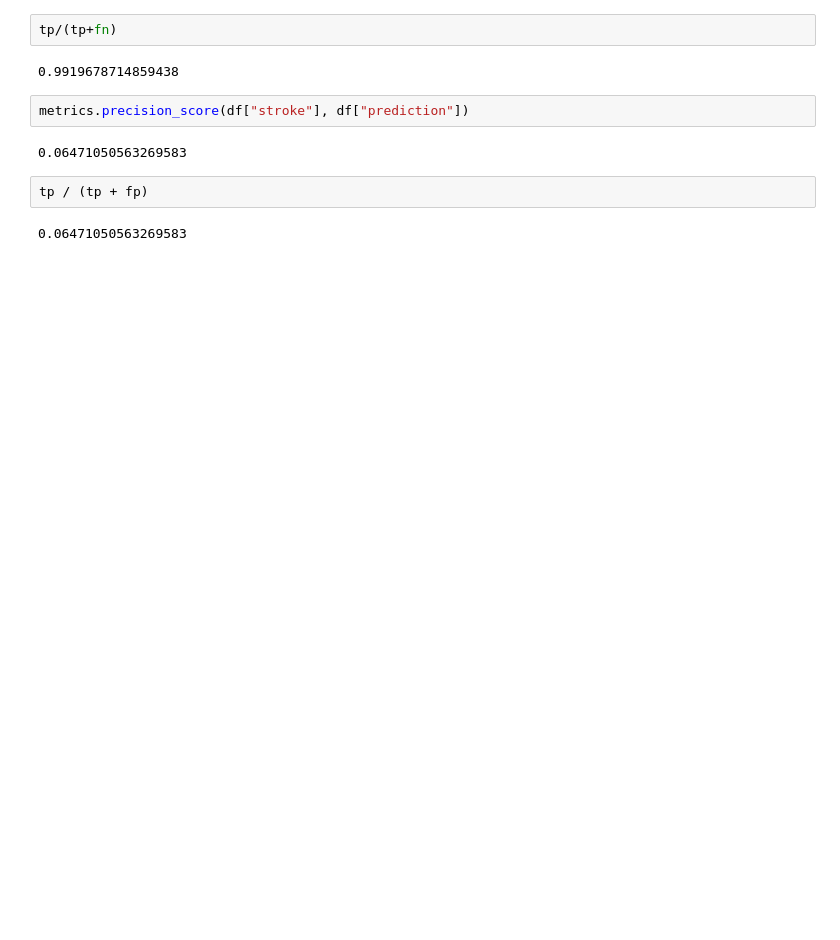
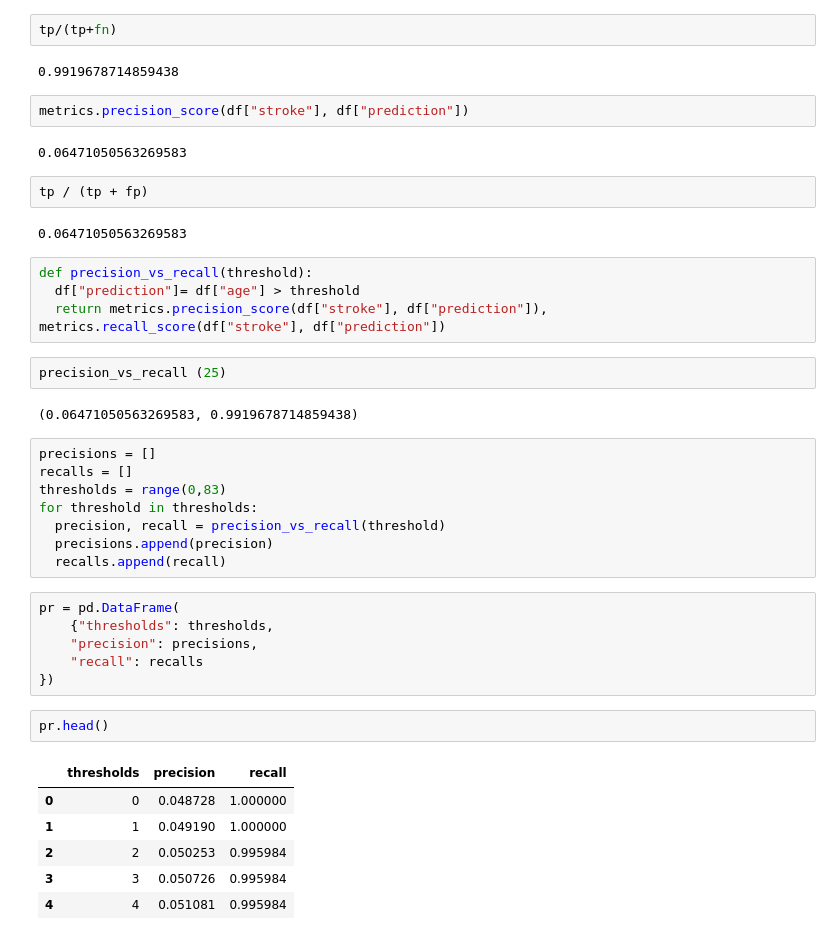
Before and after one commit to tylerscott3/CS290, a Jupyter notebook: Stroke_Prediction.ipynb, the cells around one changed output. Drawn from its saved outputs; the diff is of its cells as text; blank space fills up the shorter version.

```diff
--- a/Stroke_Prediction.ipynb
+++ b/Stroke_Prediction.ipynb
@@ -231,3 +231,34 @@ metrics.precision_score(df["stroke"], df["prediction"])
 tp / (tp + fp)
 # %% [output]
 0.06471050563269583
+# %%
+def precision_vs_recall(threshold):
+  df["prediction"]= df["age"] > threshold
+  return metrics.precision_score(df["stroke"], df["prediction"]), metrics.recall_score(df["stroke"], df["prediction"])
+# %%
+precision_vs_recall (25)
+# %% [output]
+(0.06471050563269583, 0.9919678714859438)
+# %%
+precisions = []
+recalls = []
+thresholds = range(0,83)
+for threshold in thresholds:
+  precision, recall = precision_vs_recall(threshold)
+  precisions.append(precision)
+  recalls.append(recall)
+# %%
+pr = pd.DataFrame(
+    {"thresholds": thresholds,
+    "precision": precisions,
+    "recall": recalls
+})
+# %%
+pr.head()
+# %% [output]
+|  | thresholds | precision | recall |
+| 0 | 0 | 0.048728 | 1.000000 |
+| 1 | 1 | 0.049190 | 1.000000 |
+| 2 | 2 | 0.050253 | 0.995984 |
+| 3 | 3 | 0.050726 | 0.995984 |
+| 4 | 4 | 0.051081 | 0.995984 |
```
Also changed, not shown: parts of 2 cells of this notebook.
